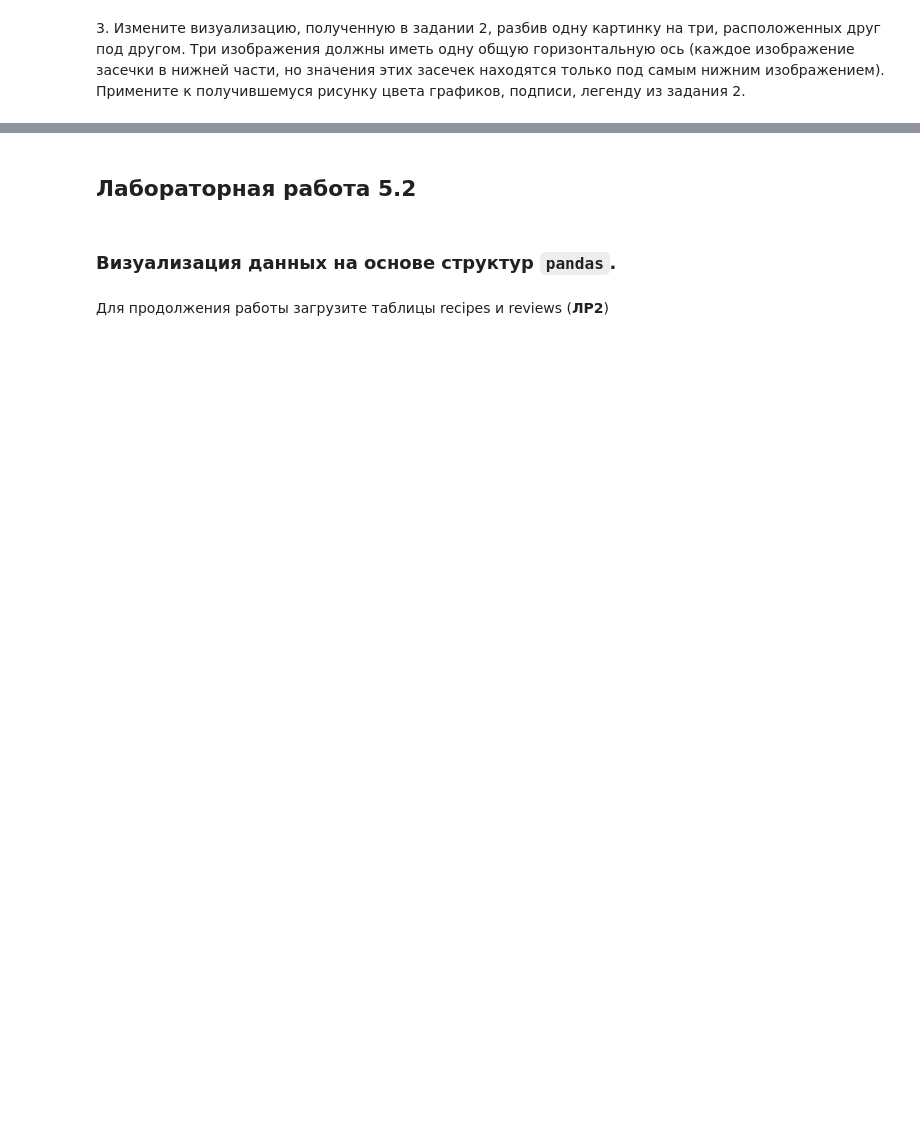
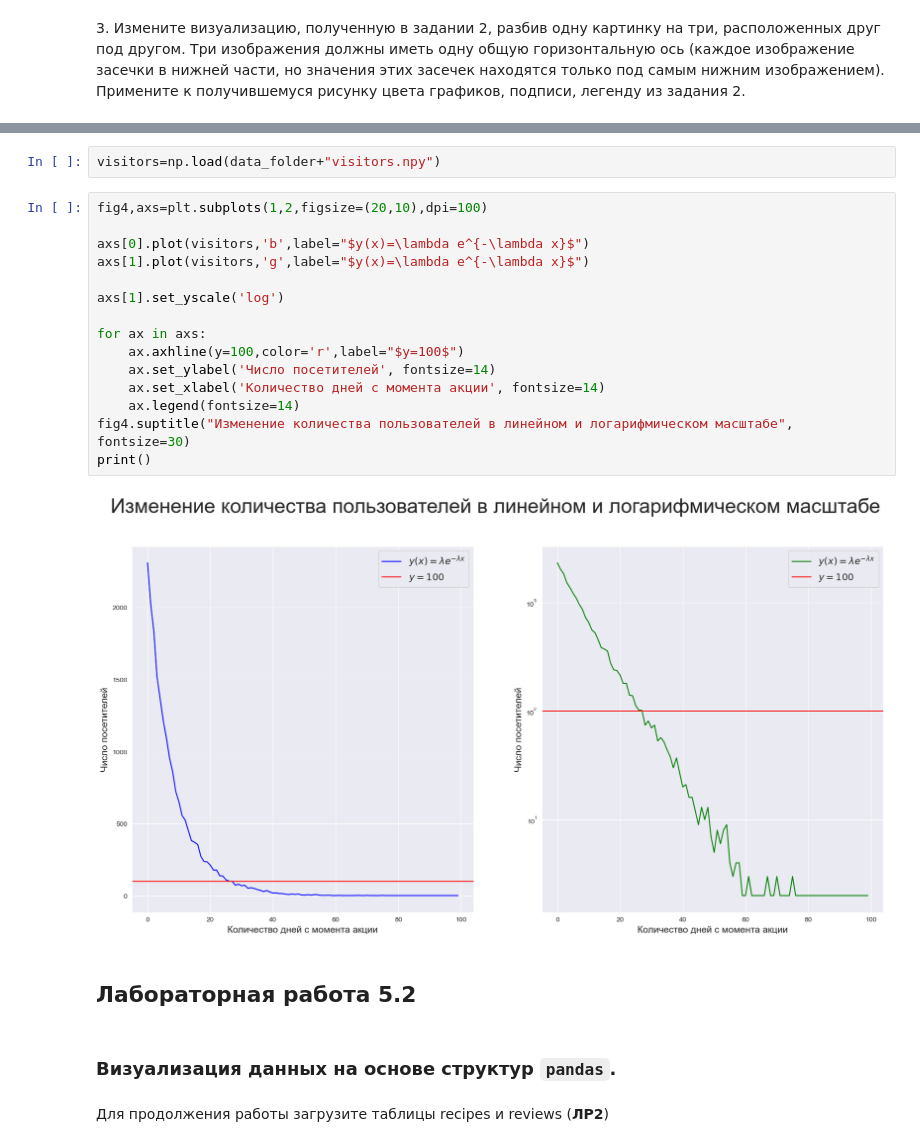
Before and after one commit to lzuard/MTUCI_AI, a Jupyter notebook: Notebooks/Lab_5_Visual.ipynb, the cells around one changed output, grey strips where cells are left out. Cells and saved outputs as stored; diff of their text form; blank space fills up the shorter version.

```diff
--- a/Notebooks/Lab_5_Visual.ipynb
+++ b/Notebooks/Lab_5_Visual.ipynb
@@ -80,5 +153,24 @@ Successfully installed pandas-datareader-0.10.0
 
 Добавьте общий заголовок для фигуры с текстом "Изменение количества пользователей в линейном и логарифмическом масштабе".
+# %%
+visitors=np.load(data_folder+"visitors.npy")
+# %%
+fig4,axs=plt.subplots(1,2,figsize=(20,10),dpi=100)
+
+axs[0].plot(visitors,'b',label="$y(x)=\lambda e^{-\lambda x}$")
+axs[1].plot(visitors,'g',label="$y(x)=\lambda e^{-\lambda x}$")
+
+axs[1].set_yscale('log')
+
+for ax in axs:
+    ax.axhline(y=100,color='r',label="$y=100$")
+    ax.set_ylabel('Число посетителей', fontsize=14)
+    ax.set_xlabel('Количество дней с момента акции', fontsize=14)
+    ax.legend(fontsize=14)
+fig4.suptitle("Изменение количества пользователей в линейном и логарифмическом масштабе", fontsize=30)
+print()
+# %% [output]
+[figure, added]
 # %% [markdown]
 ## Лабораторная работа 5.2
 # %% [markdown]
```
Also changed, not shown: parts of 17 cells of this notebook.
